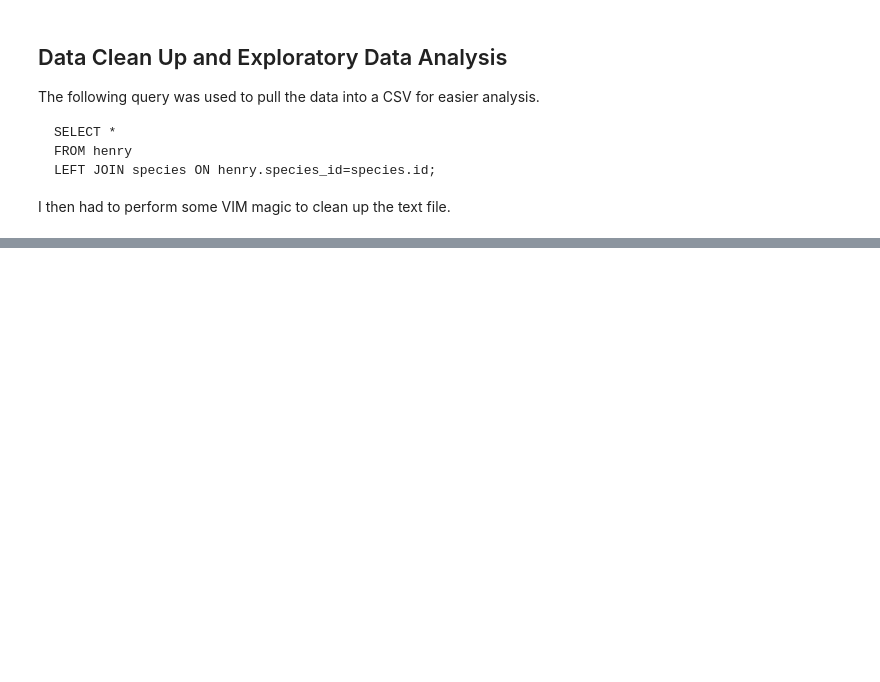
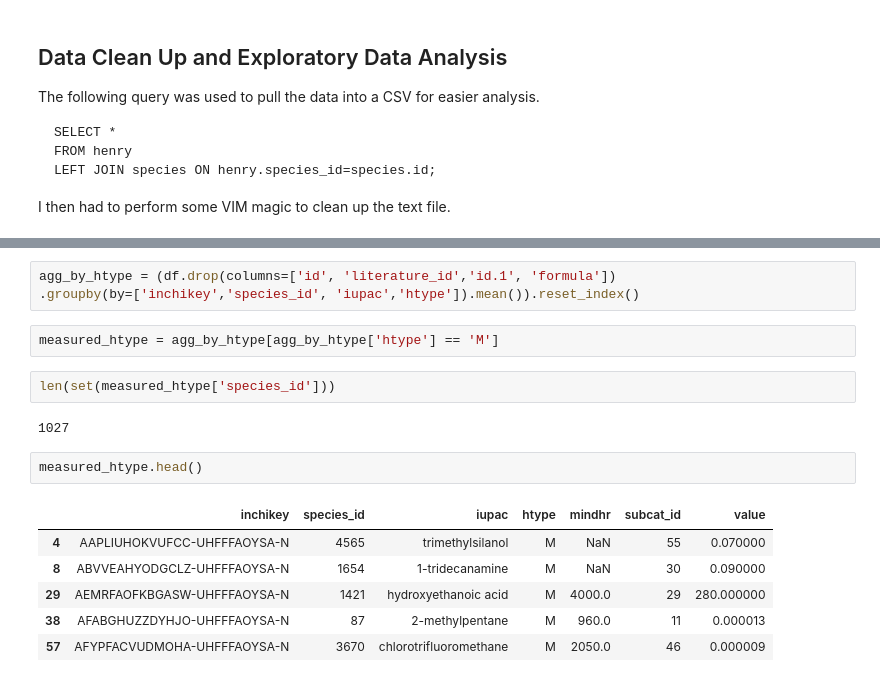
Before and after one commit to zcalhoun/ds4cee-final-project, a Jupyter notebook: eda.ipynb, the cells around one changed output, grey strips where cells are left out. Drawn from its saved outputs; the diff is of its cells as text; blank space fills up the shorter version.

```diff
--- a/eda.ipynb
+++ b/eda.ipynb
@@ -48,0 +134,18 @@ df
+# %%
+agg_by_htype = (df.drop(columns=['id', 'literature_id','id.1', 'formula'])
+.groupby(by=['inchikey','species_id', 'iupac','htype']).mean()).reset_index()
+# %%
+measured_htype = agg_by_htype[agg_by_htype['htype'] == 'M']
+# %%
+len(set(measured_htype['species_id']))
+# %% [output]
+1027
+# %%
+measured_htype.head()
+# %% [output]
+|  | inchikey | species_id | iupac | htype | mindhr | subcat_id | value |
+| 4 | AAPLIUHOKVUFCC-UHFFFAOYSA-N | 4565 | trimethylsilanol | M | NaN | 55 | 0.070000 |
+| 8 | ABVVEAHYODGCLZ-UHFFFAOYSA-N | 1654 | 1-tridecanamine | M | NaN | 30 | 0.090000 |
+| 29 | AEMRFAOFKBGASW-UHFFFAOYSA-N | 1421 | hydroxyethanoic acid | M | 4000.0 | 29 | 280.000000 |
+| 38 | AFABGHUZZDYHJO-UHFFFAOYSA-N | 87 | 2-methylpentane | M | 960.0 | 11 | 0.000013 |
+| 57 | AFYPFACVUDMOHA-UHFFFAOYSA-N | 3670 | chlorotrifluoromethane | M | 2050.0 | 46 | 0.000009 |
```
Also changed, not shown: parts of 30 cells of this notebook, 44 other files.
